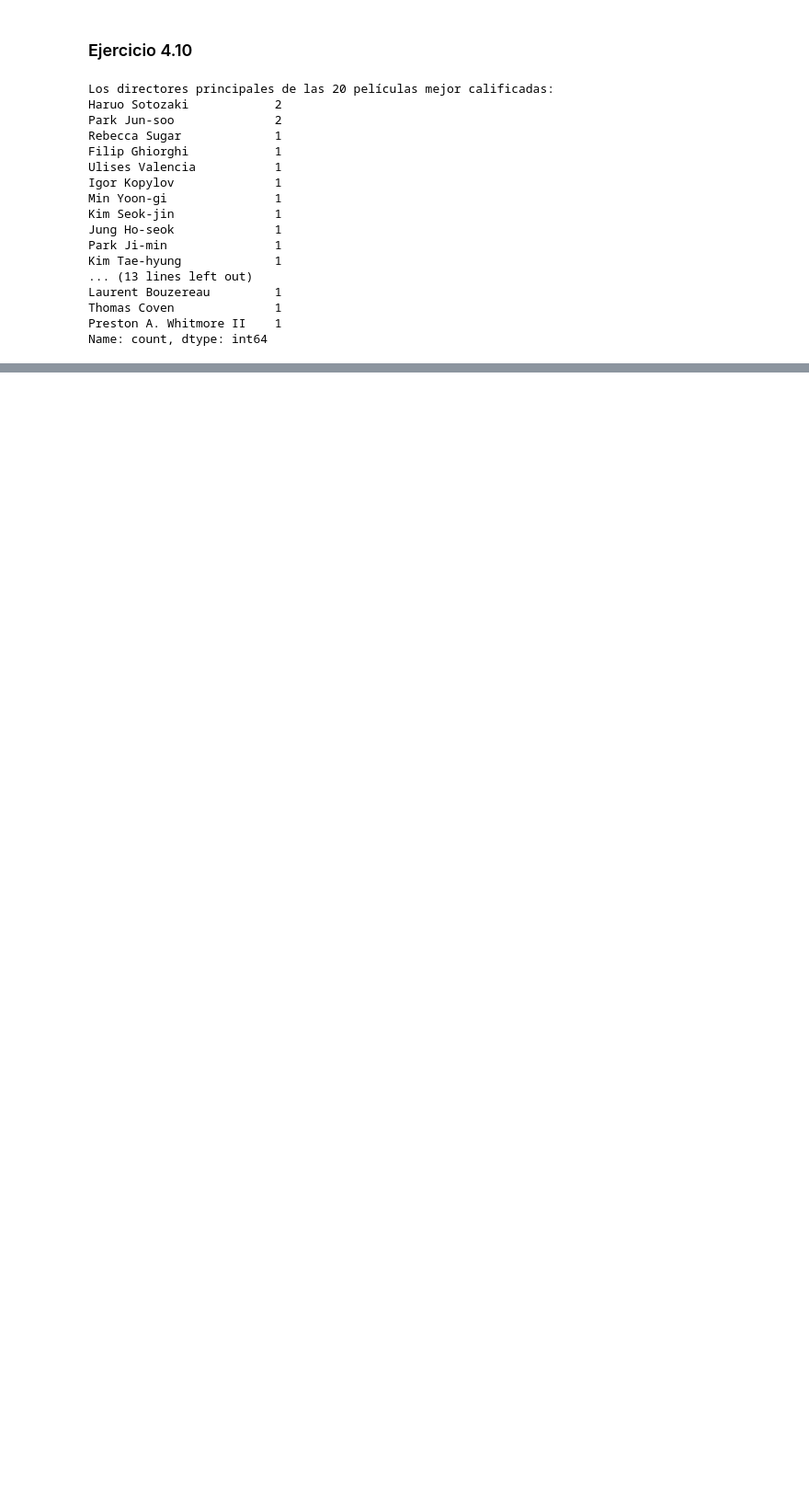
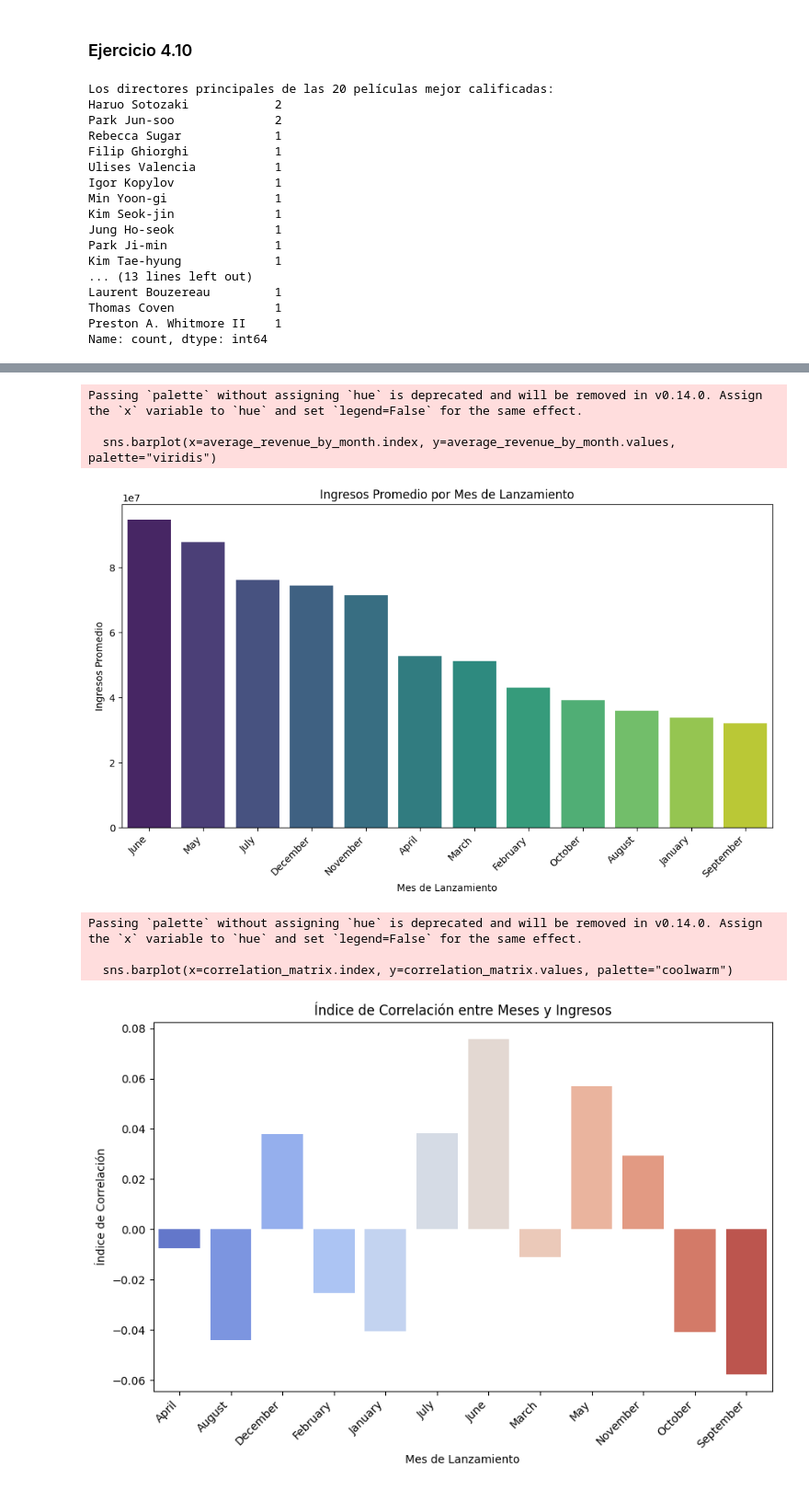
Before and after one commit to Arthurs101/HT-1DATAMINING, a Jupyter notebook: HT.ipynb, the cells around one changed output, grey strips where cells are left out. Shown at 92% size. Drawn from its saved outputs; the diff is of its cells as text; code cells hidden in the pictures; blank space fills up the shorter version.

```diff
--- a/HT.ipynb
+++ b/HT.ipynb
@@ -386,0 +436,46 @@ Name: count, dtype: int64
+# %%
+import seaborn as sns
+import matplotlib.pyplot as plt
+import pandas as pd
+
+# Eliminar filas con valores nulos en 'releaseDate' y 'revenue'
+moviesdf_clean = moviesdf.dropna(subset=['releaseDate', 'revenue'])
+
+# Convertir la columna 'releaseDate' a tipo datetime
+moviesdf_clean['releaseDate'] = pd.to_datetime(moviesdf_clean['releaseDate'])
+
+# Crear una nueva columna 'month' que contiene el mes de lanzamiento
+moviesdf_clean['month'] = moviesdf_clean['releaseDate'].dt.month_name()
+
+# Calcular ingresos promedio por mes
+average_revenue_by_month = moviesdf_clean.groupby('month')['revenue'].mean().sort_values(ascending=False)
+
+# Visualizar un diagrama de correlación
+plt.figure(figsize=(12, 6))
+sns.barplot(x=average_revenue_by_month.index, y=average_revenue_by_month.values, palette="viridis")
+plt.title('Ingresos Promedio por Mes de Lanzamiento')
+plt.xlabel('Mes de Lanzamiento')
+plt.ylabel('Ingresos Promedio')
+plt.xticks(rotation=45, ha='right')
+plt.show()
+
+# Calcular la correlación entre los meses y los ingresos
+correlation_matrix = pd.get_dummies(moviesdf_clean['month']).corrwith(moviesdf_clean['revenue'])
+
+# Visualizar el índice de correlación
+plt.figure(figsize=(10, 6))
+sns.barplot(x=correlation_matrix.index, y=correlation_matrix.values, palette="coolwarm")
+plt.title('Índice de Correlación entre Meses y Ingresos')
+plt.xlabel('Mes de Lanzamiento')
+plt.ylabel('Índice de Correlación')
+plt.xticks(rotation=45, ha='right')
+plt.show()
+# %% [output]
+Passing `palette` without assigning `hue` is deprecated and will be removed in v0.14.0. Assign the `x` variable to `hue` and set `legend=False` for the same effect.
+
+  sns.barplot(x=average_revenue_by_month.index, y=average_revenue_by_month.values, palette="viridis")
+[figure, added]
+Passing `palette` without assigning `hue` is deprecated and will be removed in v0.14.0. Assign the `x` variable to `hue` and set `legend=False` for the same effect.
+
+  sns.barplot(x=correlation_matrix.index, y=correlation_matrix.values, palette="coolwarm")
+[figure, added]
```
Also changed, not shown: parts of 9 cells of this notebook.
